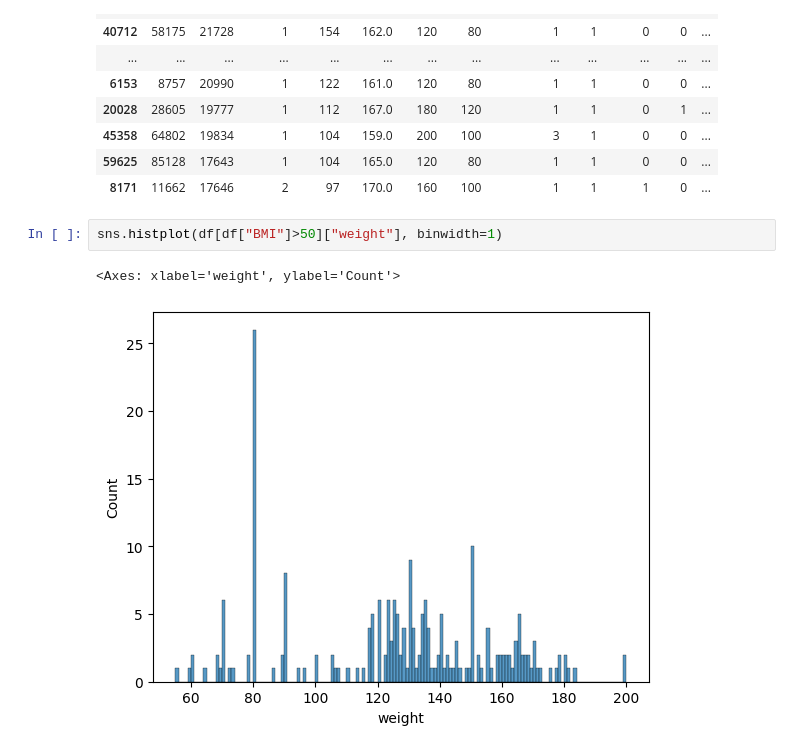
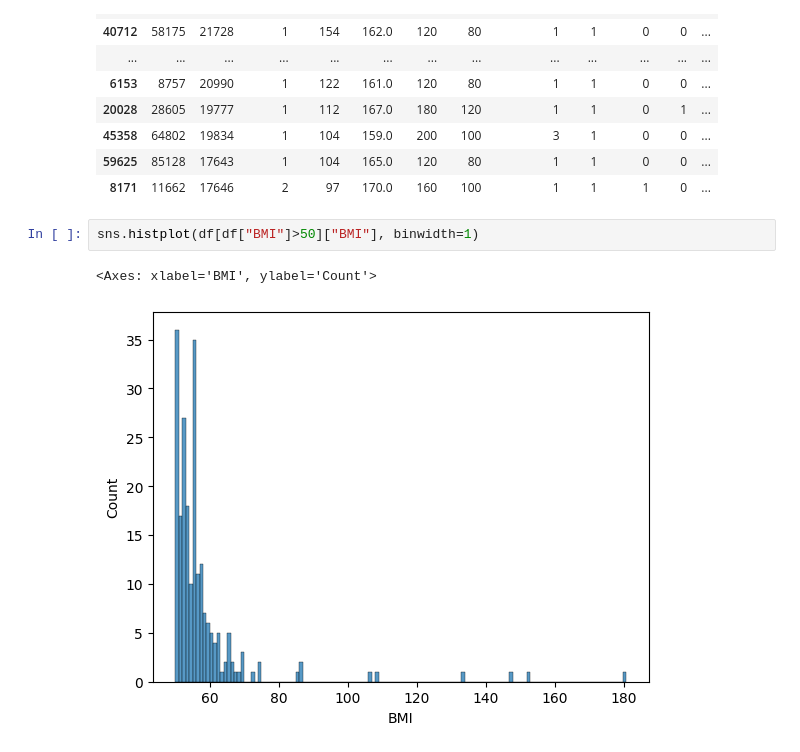
Before and after one commit to bearwinterfirth/medical, a Jupyter notebook: disease_prediction_2.ipynb, the cells around one changed output. Saved outputs shown, nothing was run; the diff lists cells and outputs as text.

```diff
--- a/disease_prediction_2.ipynb
+++ b/disease_prediction_2.ipynb
@@ -80,8 +80,8 @@ df.tail(25)
 | 59625 | 85128 | 17643 | 1 | 104 | 165.0 | 120 | 80 | 1 | 1 | 0 | 0 | ... |
 | 8171 | 11662 | 17646 | 2 | 97 | 170.0 | 160 | 100 | 1 | 1 | 1 | 0 | ... |
 # %%
-sns.histplot(df[df["BMI"]>50]["weight"], binwidth=1)
+sns.histplot(df[df["BMI"]>50]["BMI"], binwidth=1)
 # %% [output]
-<Axes: xlabel='weight', ylabel='Count'>
+<Axes: xlabel='BMI', ylabel='Count'>
-[figure, old version]
+[figure, new version]
 # %%
```
Also changed, not shown: parts of 3 cells of this notebook, 2 other files.
